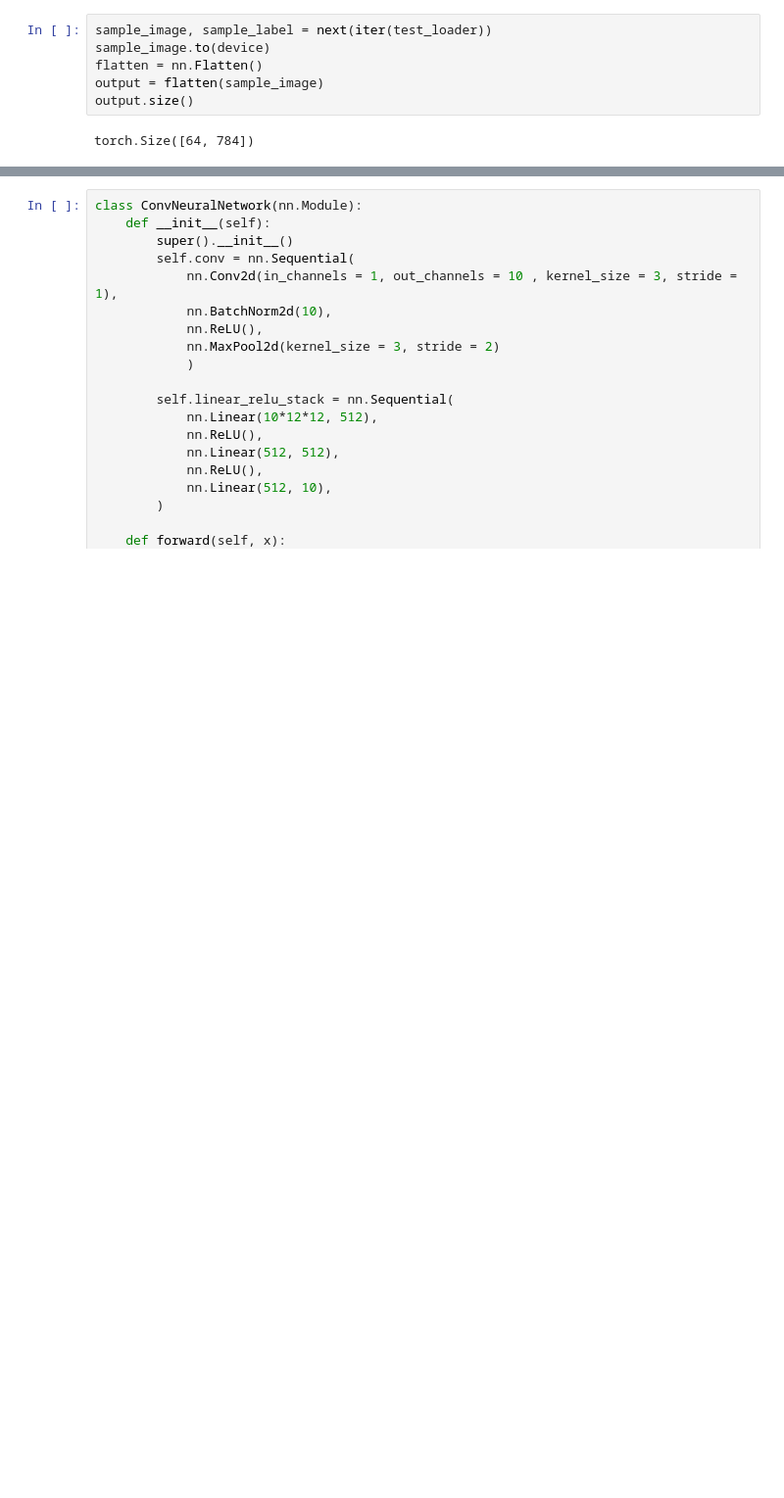
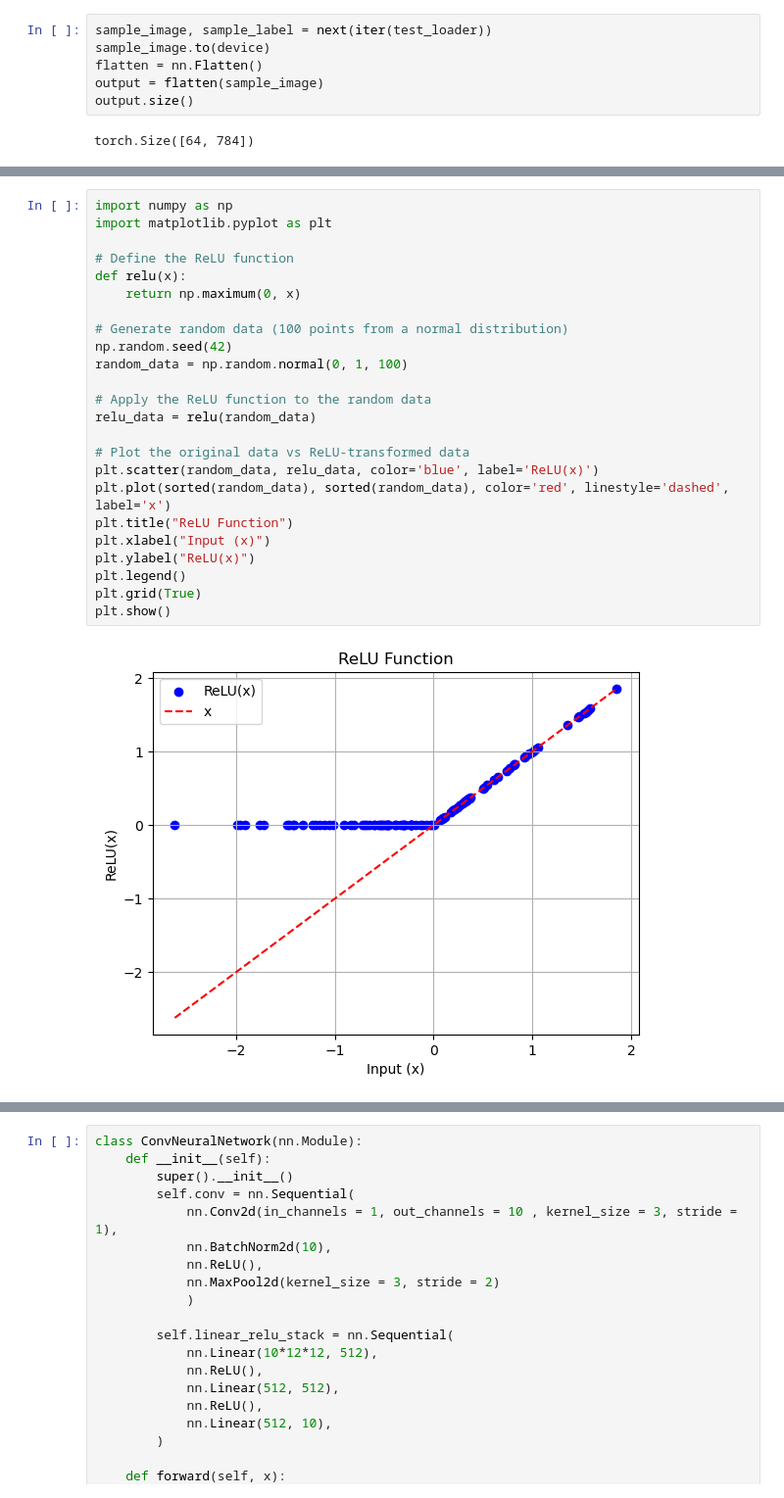
Before and after one commit to helenalecluyse/tutorialPyTorch, a Jupyter notebook: tutorial_notebook.ipynb, the cells around one changed output, grey strips where cells are left out. Shown at 98% size. Cells and saved outputs as stored; diff of their text form; blank space fills up the shorter version.

```diff
--- a/tutorial_notebook.ipynb
+++ b/tutorial_notebook.ipynb
@@ -188 +236,27 @@ NOTE: Maybe show what the linear and ReLu layers do?
+# %%
+import numpy as np
+import matplotlib.pyplot as plt
+
+# Define the ReLU function
+def relu(x):
+    return np.maximum(0, x)
+
+# Generate random data (100 points from a normal distribution)
+np.random.seed(42)
+random_data = np.random.normal(0, 1, 100)
+
+# Apply the ReLU function to the random data
+relu_data = relu(random_data)
+
+# Plot the original data vs ReLU-transformed data
+plt.scatter(random_data, relu_data, color='blue', label='ReLU(x)')
+plt.plot(sorted(random_data), sorted(random_data), color='red', linestyle='dashed', label='x')
+plt.title("ReLU Function")
+plt.xlabel("Input (x)")
+plt.ylabel("ReLU(x)")
+plt.legend()
+plt.grid(True)
+plt.show()
+# %% [output]
+[figure, added]
 # %% [markdown]
```
Also changed, not shown: parts of 11 cells of this notebook.
